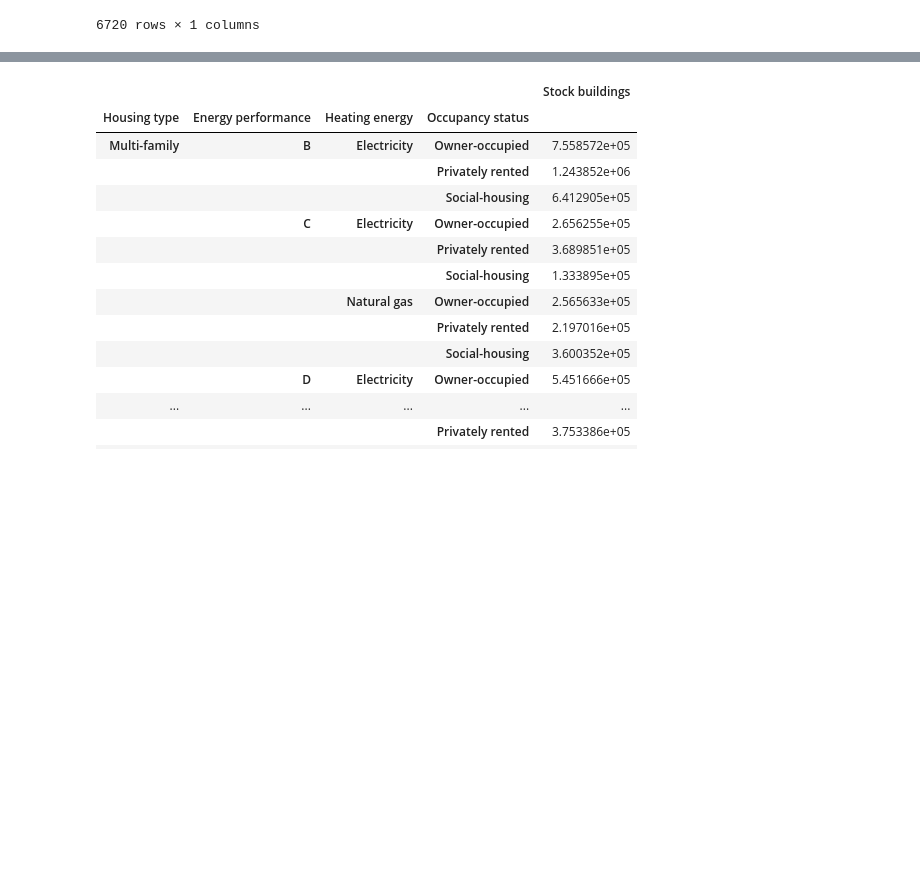
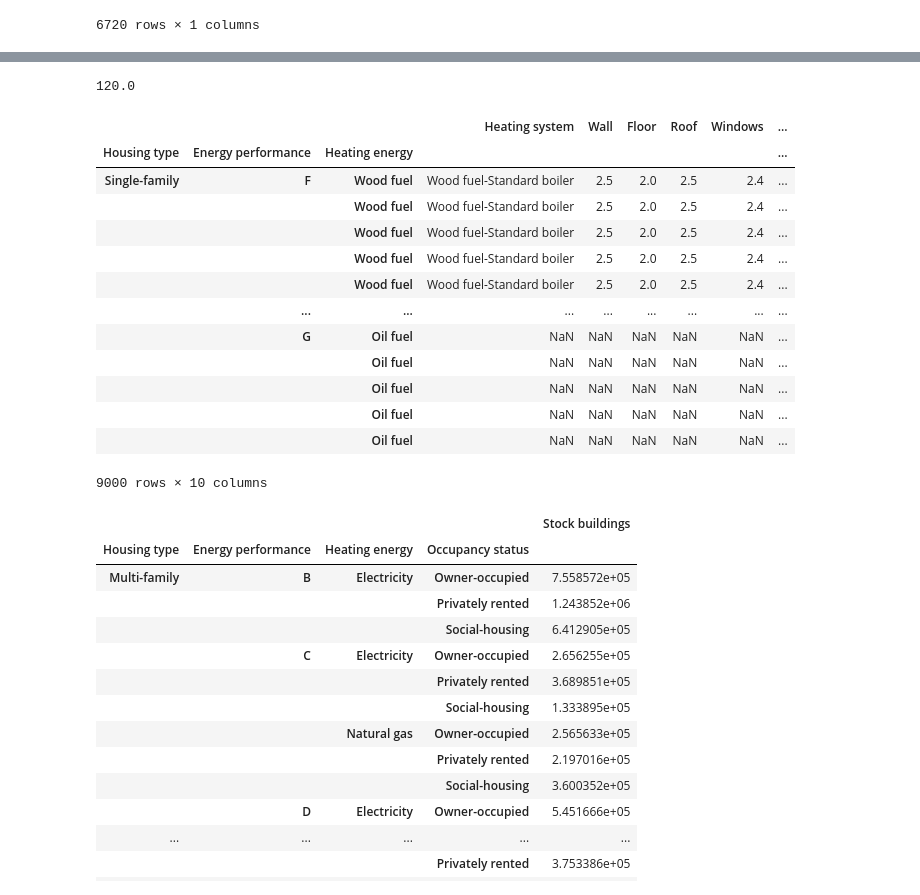
Before and after one commit to CIRED/Res-IRF4, a Jupyter notebook: project/analysis/data_matching.ipynb, the cells around one changed output, grey strips where cells are left out. Cells and saved outputs as stored; diff of their text form; code cells hidden in the pictures; blank space fills up the shorter version.

```diff
--- a/project/analysis/data_matching.ipynb
+++ b/project/analysis/data_matching.ipynb
@@ -50,3 +128,29 @@ sdes
+# %%
+#Where does this come from?: 120, 20*3*2
+merged.shape[0]/profeel.shape[0]
+# %% [output]
+120.0
+# %%
+occup_prop = sdes.groupby(level=['Housing type', 'Energy performance', 'Heating energy', 'Occupancy status']).sum()/sdes.groupby(level=['Housing type', 'Energy performance', 'Heating energy']).sum()
+tenant_prop = sdes.groupby(level=['Housing type', 'Energy performance', 'Heating energy', 'Occupancy status', 'Income owner']).sum()/sdes.groupby(level=['Housing type', 'Energy performance', 'Heating energy', 'Occupancy status']).sum()
+owner_prop = sdes.groupby(level=['Housing type', 'Energy performance', 'Heating energy', 'Occupancy status', 'Income owner', 'Income tenant']).sum()/sdes.groupby(level=['Housing type', 'Energy performance', 'Heating energy', 'Occupancy status', 'Income owner']).sum()
+
+profeel.merge(sdes, how='outer', on=['Housing type', 'Energy performance', 'Heating energy'])
+# %% [output]
+|  |  |  | Heating system | Wall | Floor | Roof | Windows | ... |
+| Housing type | Energy performance | Heating energy |  |  |  |  |  | ... |
+| Single-family | F | Wood fuel | Wood fuel-Standard boiler | 2.5 | 2.0 | 2.5 | 2.4 | ... |
+|  |  | Wood fuel | Wood fuel-Standard boiler | 2.5 | 2.0 | 2.5 | 2.4 | ... |
+|  |  | Wood fuel | Wood fuel-Standard boiler | 2.5 | 2.0 | 2.5 | 2.4 | ... |
+|  |  | Wood fuel | Wood fuel-Standard boiler | 2.5 | 2.0 | 2.5 | 2.4 | ... |
+|  |  | Wood fuel | Wood fuel-Standard boiler | 2.5 | 2.0 | 2.5 | 2.4 | ... |
+|  | ... | ... | ... | ... | ... | ... | ... | ... |
+|  | G | Oil fuel | NaN | NaN | NaN | NaN | NaN | ... |
+|  |  | Oil fuel | NaN | NaN | NaN | NaN | NaN | ... |
+|  |  | Oil fuel | NaN | NaN | NaN | NaN | NaN | ... |
+|  |  | Oil fuel | NaN | NaN | NaN | NaN | NaN | ... |
+|  |  | Oil fuel | NaN | NaN | NaN | NaN | NaN | ... |
+9000 rows × 10 columns
 # %%
 occup_prop = sdes.groupby(level=['Housing type', 'Energy performance', 'Heating energy', 'Occupancy status']).sum()/sdes.groupby(level=['Housing type', 'Energy performance', 'Heating energy']).sum()
 profeel = profeel.groupby(level=['Housing type', 'Energy performance', 'Heating energy'])['Stock buildings'].sum().rename('Stock buildings')
```
Also changed, not shown: parts of 7 cells of this notebook.
